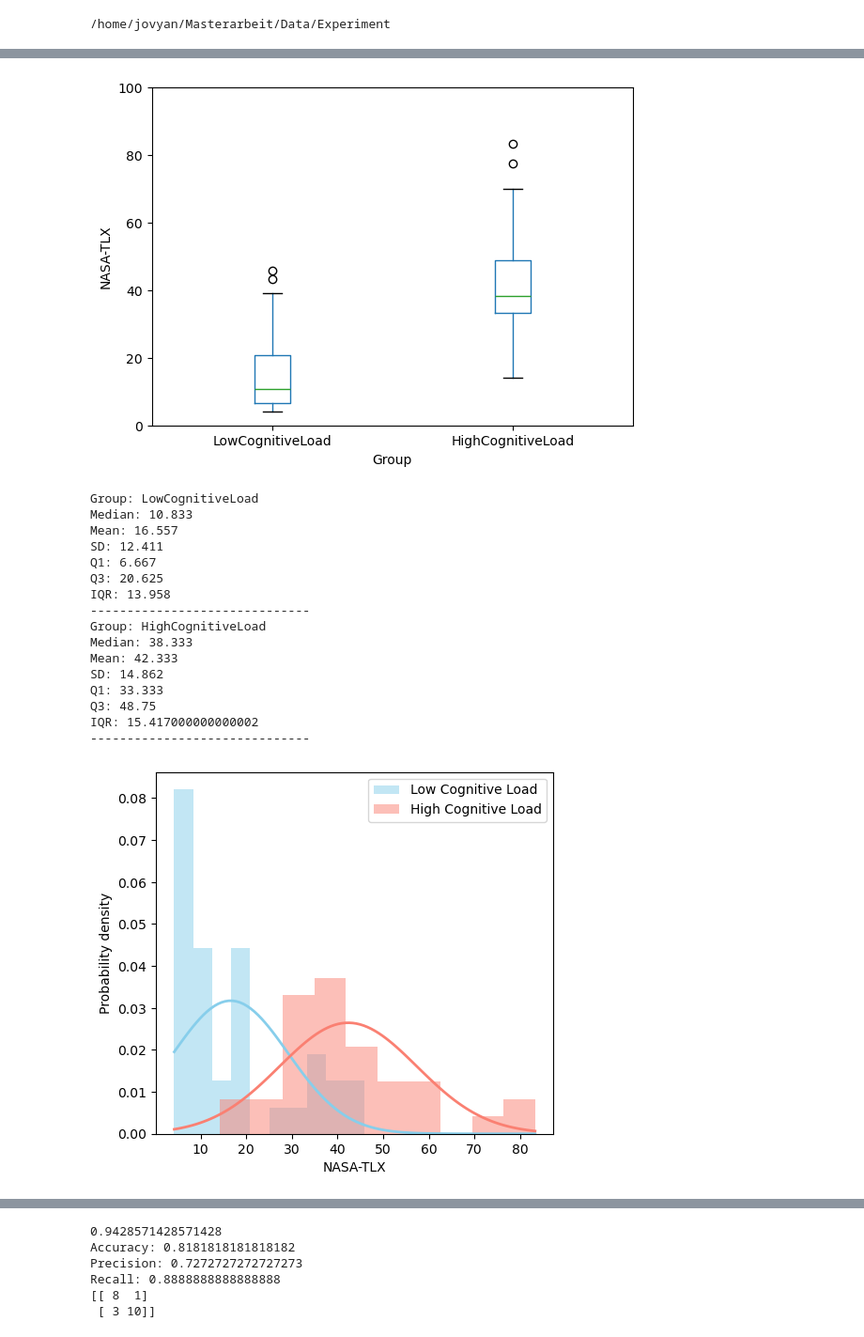
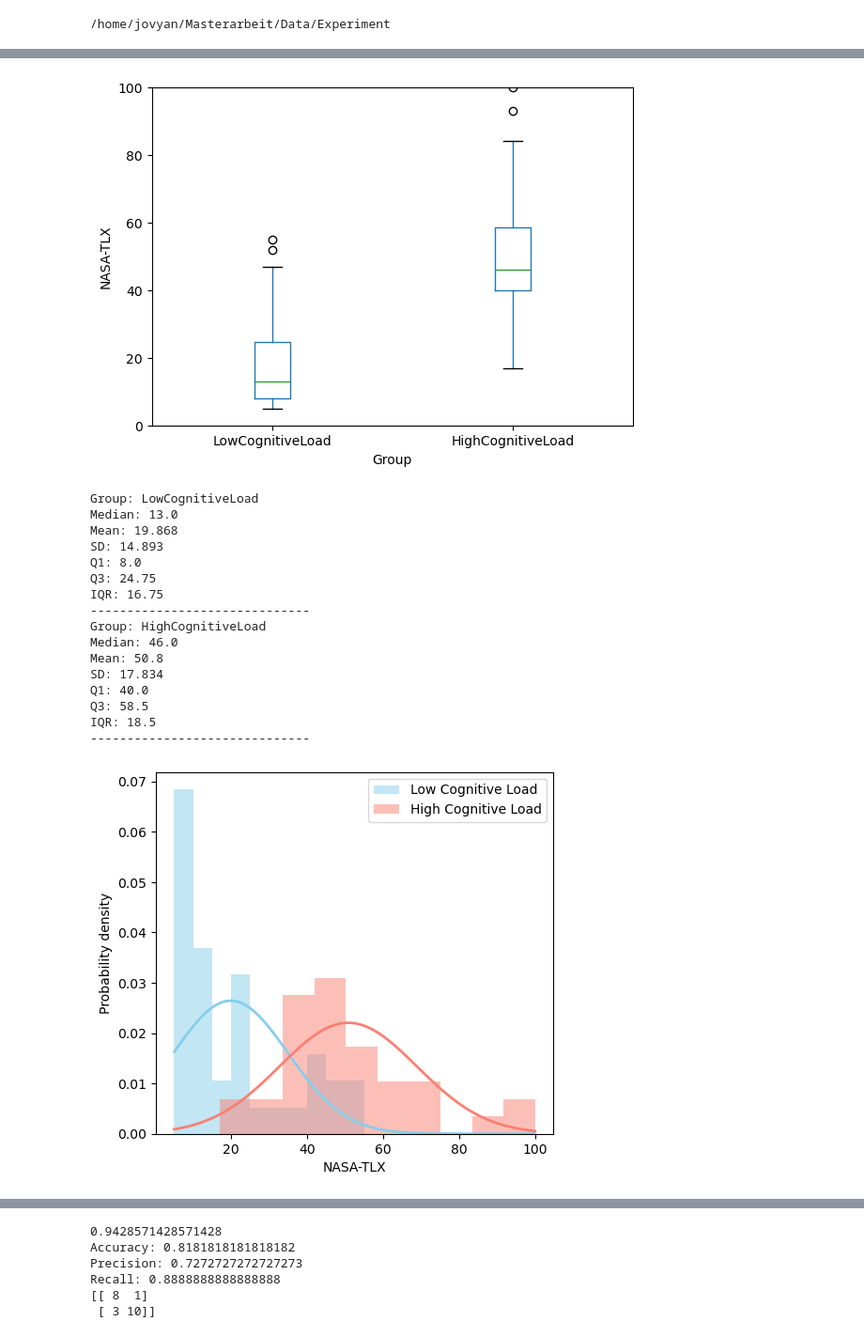
Before and after one commit to benjaminspringer98/master-thesis, a Jupyter notebook: MainExperiment.ipynb, the cells around one changed output, grey strips where cells are left out. Shown at 94% size. Saved outputs shown, nothing was run; the diff lists cells and outputs as text; code cells hidden in the pictures.

```diff
--- a/MainExperiment.ipynb
+++ b/MainExperiment.ipynb
@@ -359,7 +357,6 @@ for folder_name in os.listdir(experiment_data_folders_path):
     round_means_df = movement_timestamps_df.groupby('RoundNumber').agg({
         'GripPressure': 'mean'
     }).reset_index()
-    #print(round_means_df)
 
     # Add mean GripPressure column for each round
     for _, row in round_means_df.iterrows():
@@ -402,7 +399,7 @@ for folder_name in os.listdir(experiment_data_folders_path):
     survey_answers_df['CLPerformance'] = survey_answers_raw_df['CLPerformance']
     survey_answers_df['CLEffort'] = survey_answers_raw_df['CLEffort']
     survey_answers_df['CLFrustration'] = survey_answers_raw_df['CLFrustration']
-    survey_answers_df['NASA-TLX'] = (survey_answers_raw_df['CLMentalDemand'] + survey_answers_raw_df['CLPhysicalDemand'] + survey_answers_raw_df['CLTemporalDemand'] + survey_answers_raw_df['CLPerformance'] + survey_answers_raw_df['CLFrustration']) / 6
+    survey_answers_df['NASA-TLX'] = (survey_answers_raw_df['CLMentalDemand'] + survey_answers_raw_df['CLPhysicalDemand'] + survey_answers_raw_df['CLTemporalDemand'] + survey_answers_raw_df['CLPerformance'] + survey_answers_raw_df['CLFrustration']) / 5
     survey_answers_df['LeftHandConsciousMovement'] = survey_answers_raw_df['LeftHandConsciousMovement']
     survey_answers_df['RightHandConsciousMovement'] = survey_answers_raw_df['RightHandConsciousMovement']
     survey_answers_df['Presence'] = (survey_answers_raw_df['Presence1'] + survey_answers_raw_df['Presence2'] + survey_answers_raw_df['Presence3'] + survey_answers_raw_df['Presence4'] + survey_answers_raw_df['Presence5'] + survey_answers_raw_df['Presence6']) / 6
@@ -429,7 +426,6 @@ for folder_name in os.listdir(experiment_data_folders_path):
 
     participants_df = pd.concat([participants_df, participant_df], ignore_index = True)
 
-#print(participants_df.head())
 participants_df.to_csv('Experiment.csv', sep = ';', decimal = ',', index=False)
 # %% [output]
 folder name: 75581aef-d32d-46a5-b9f2-095f0cac184b
@@ -733,8 +729,8 @@ plt.show()
 print_column_analysis(df, 'Performance', 'less', 'Performance (correct/total items)', [0, 1.1])
 print_mean_per_round(df, 'PerformanceRound', 'Mean Performance (correct/total items)', [0, 1.1])
 
-print_column_analysis(df, 'PathEfficiency', 'less', 'PathEfficiency' ,[0, 3.5])
-print_mean_per_round(df, 'PathEfficiencyRound', 'Mean Path Efficiency', [0, 3])
+print_column_analysis(df, 'PathEfficiency', 'less', 'Path Deviation Ratio' ,[1, 4])
+print_mean_per_round(df, 'PathEfficiencyRound', 'Mean Path Deviation Ratio', [1, 4])
 
 print_column_analysis(df, 'Speed', 'greater', 'Speed (m/s)', [0, 2])
 print_mean_per_round(df, 'SpeedRound', 'Mean Speed (m/s)', [0, 2])
@@ -756,36 +752,36 @@ Mean age: 37.24657534246575
 --------------------------------------------------
 LeveneResult(statistic=1.0611646056661335, pvalue=0.30644620637134923)
 Equal variance
 
 Low CL normaltest: NormaltestResult(statistic=23.02505934246252, pvalue=1.0003958720756464e-05)
 Low CL NOT normally distributed
 High CL normaltest: NormaltestResult(statistic=10.18345465111349, pvalue=0.006147392163450694)
 High CL NOT normally distributed
 
 TtestResult(statistic=-0.29034257081414455, pvalue=0.7724005187957563, df=71.0)
 No significant difference between the groups
 LeveneResult(statistic=0.7651365642658954, pvalue=0.3846751959497319)
 ... (6 lines left out)
 
 TtestResult(statistic=0.9213164495243705, pvalue=0.3600052609110028, df=71.0)
 No significant difference between the groups
 NASA-TLX
-[figure, old version]
+[figure, new version]
 Group: LowCognitiveLoad
-Median: 10.833
-Mean: 16.557
-SD: 12.411
-Q1: 6.667
-Q3: 20.625
-IQR: 13.958
+Median: 13.0
+Mean: 19.868
+SD: 14.893
+Q1: 8.0
+Q3: 24.75
+IQR: 16.75
 ------------------------------
 Group: HighCognitiveLoad
-Median: 38.333
-Mean: 42.333
-SD: 14.862
-Q1: 33.333
-Q3: 48.75
-IQR: 15.417000000000002
+Median: 46.0
+Mean: 50.8
+SD: 17.834
+Q1: 40.0
+Q3: 58.5
+IQR: 18.5
 ------------------------------
-[figure, old version]
+[figure, new version]
 ------------------------------
```
Also changed, not shown: parts of 2 cells of this notebook.
